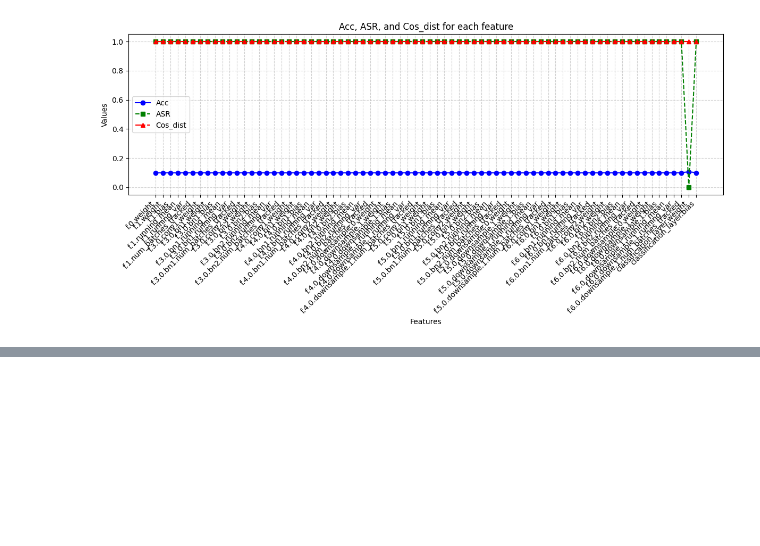
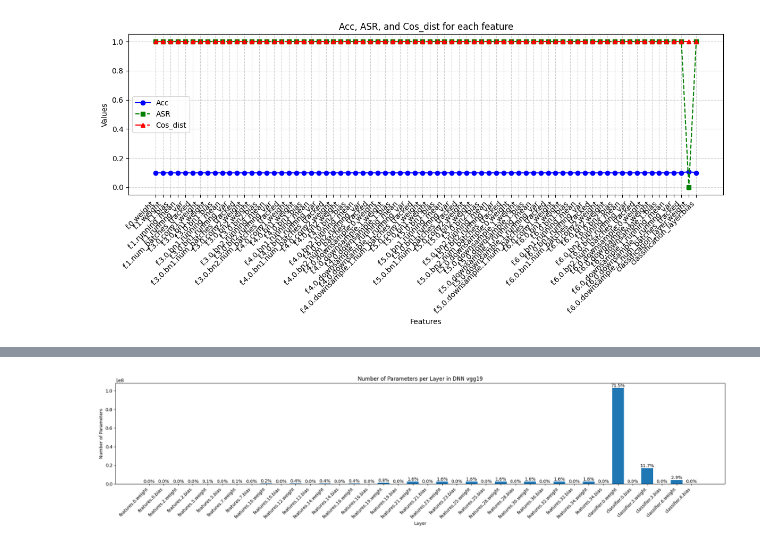
Before and after one commit to yangland/FedREDefense, a Jupyter notebook: visualization.ipynb, the cells around one changed output, grey strips where cells are left out. Drawn from its saved outputs; the diff is of its cells as text; code cells hidden in the pictures; blank space fills up the shorter version.

```diff
--- a/visualization.ipynb
+++ b/visualization.ipynb
@@ -355,0 +420,4 @@ plt.show()
+# %%
+plot_dnn_parameters(model1, "vgg19")
+# %% [output]
+[figure, added]
```
Also changed, not shown: parts of 2 cells of this notebook, 5 other files.
